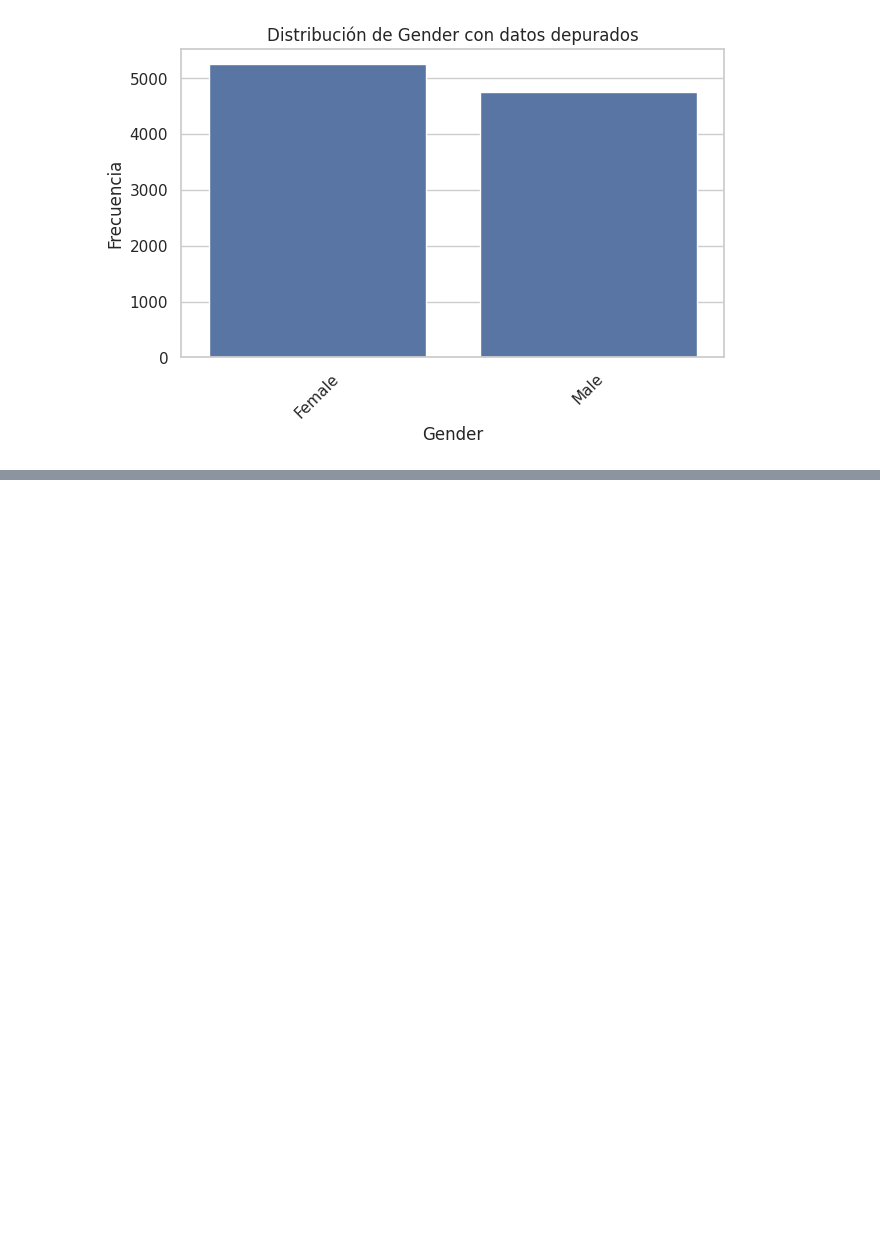
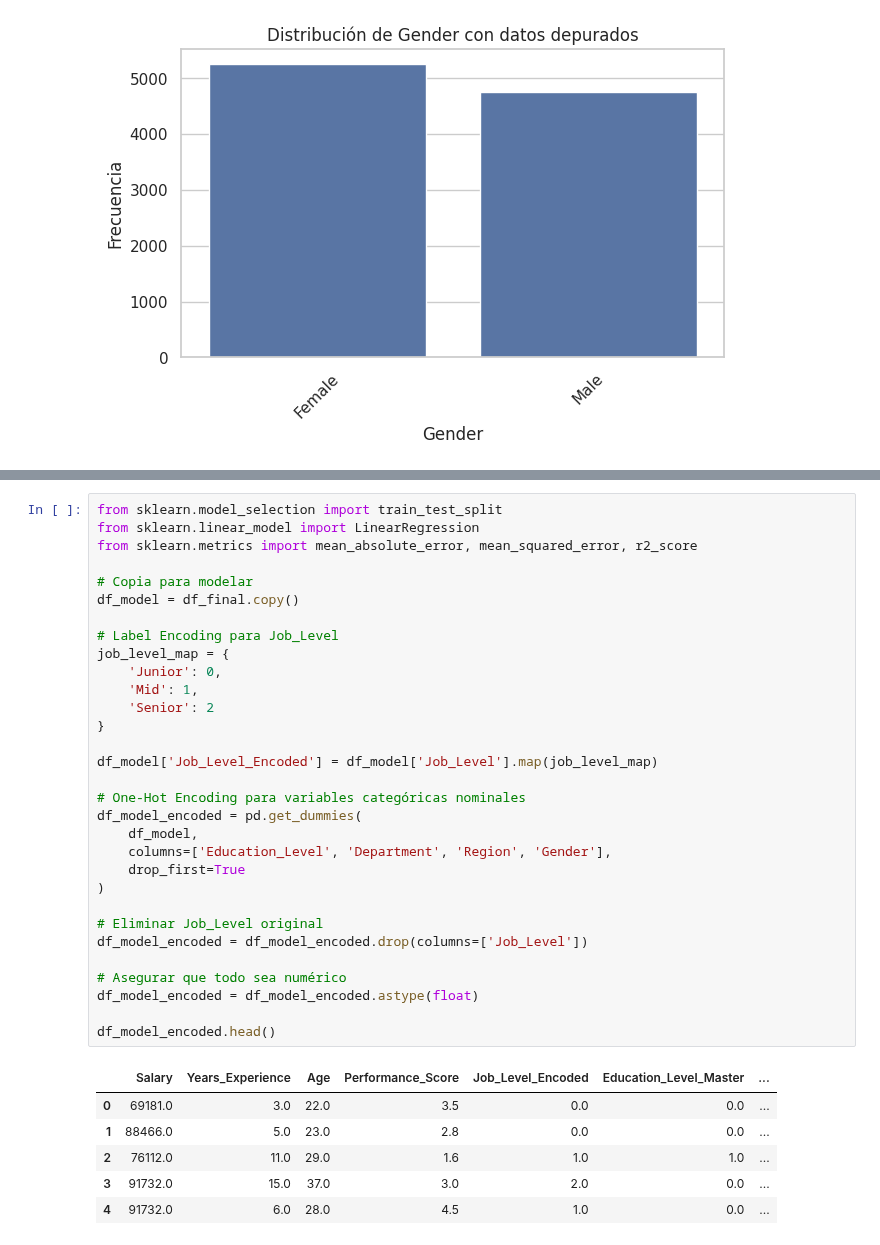
Before and after one commit to Nicolascollao27/Nicol-s-Collao, a Jupyter notebook: Análisis_Employee_compensation.ipynb, the cells around one changed output, grey strips where cells are left out. Drawn from its saved outputs; the diff is of its cells as text; blank space fills up the shorter version.

```diff
--- a/Análisis_Employee_compensation.ipynb
+++ b/Análisis_Employee_compensation.ipynb
@@ -739,0 +909,38 @@ for col in categorical_cols:
+# %%
+from sklearn.model_selection import train_test_split
+from sklearn.linear_model import LinearRegression
+from sklearn.metrics import mean_absolute_error, mean_squared_error, r2_score
+
+# Copia para modelar
+df_model = df_final.copy()
+
+# Label Encoding para Job_Level
+job_level_map = {
+    'Junior': 0,
+    'Mid': 1,
+    'Senior': 2
+}
+
+df_model['Job_Level_Encoded'] = df_model['Job_Level'].map(job_level_map)
+
+# One-Hot Encoding para variables categóricas nominales
+df_model_encoded = pd.get_dummies(
+    df_model,
+    columns=['Education_Level', 'Department', 'Region', 'Gender'],
+    drop_first=True
+)
+
+# Eliminar Job_Level original
+df_model_encoded = df_model_encoded.drop(columns=['Job_Level'])
+
+# Asegurar que todo sea numérico
+df_model_encoded = df_model_encoded.astype(float)
+
+df_model_encoded.head()
+# %% [output]
+|  | Salary | Years_Experience | Age | Performance_Score | Job_Level_Encoded | Education_Level_Master | ... |
+| 0 | 69181.0 | 3.0 | 22.0 | 3.5 | 0.0 | 0.0 | ... |
+| 1 | 88466.0 | 5.0 | 23.0 | 2.8 | 0.0 | 0.0 | ... |
+| 2 | 76112.0 | 11.0 | 29.0 | 1.6 | 1.0 | 1.0 | ... |
+| 3 | 91732.0 | 15.0 | 37.0 | 3.0 | 2.0 | 0.0 | ... |
+| 4 | 91732.0 | 6.0 | 28.0 | 4.5 | 1.0 | 0.0 | ... |
```
Also changed, not shown: parts of 65 cells of this notebook.
